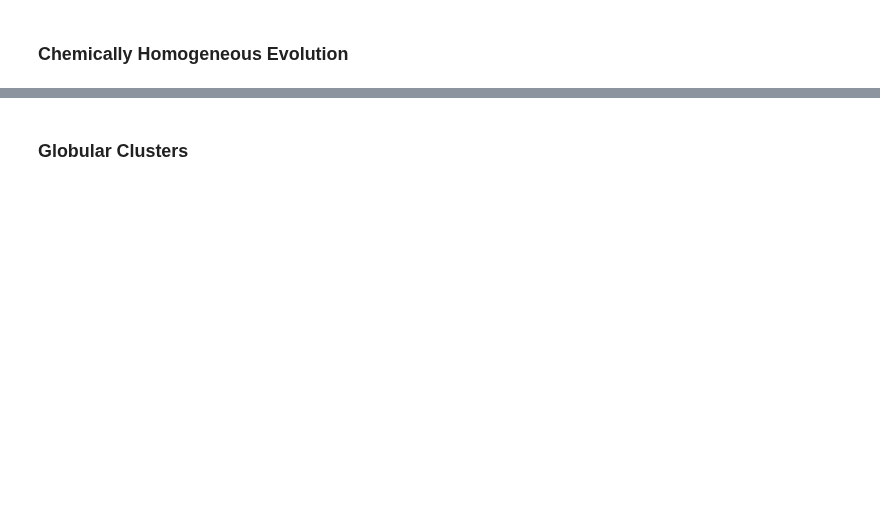
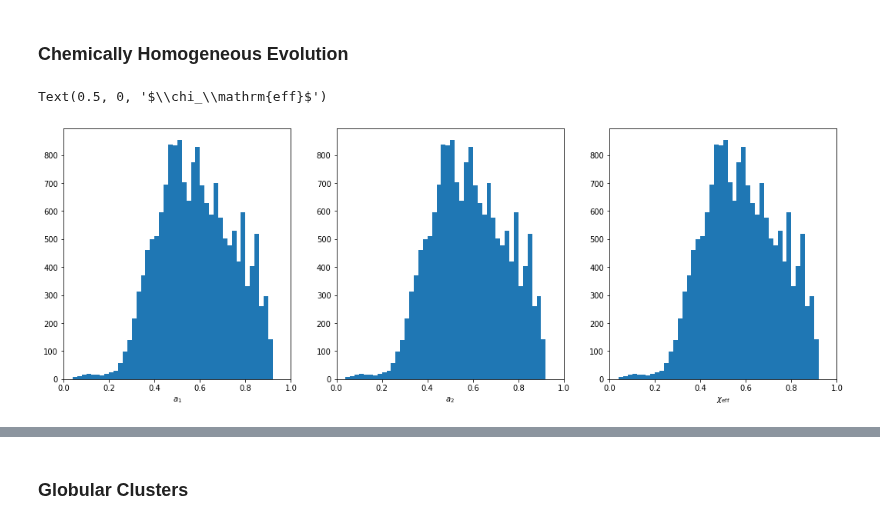
Before and after one commit to michaelzevin/model_selection, a Jupyter notebook: notebooks/process_unweighted_data.ipynb, the cells around one changed output, grey strips where cells are left out. Cells and saved outputs as stored; diff of their text form; code cells hidden in the pictures; blank space fills up the shorter version.

```diff
--- a/notebooks/process_unweighted_data.ipynb
+++ b/notebooks/process_unweighted_data.ipynb
@@ -288,6 +288,23 @@ data = pd.DataFrame(np.transpose([m_BH1,m_BH2,a_1,a_2,z_merger,weights]), column
 
 # use only merger redshifts less than z_max
 data = data.loc[data['z'] < z_max]
+# %%
+fig, axs = plt.subplots(1,3, figsize=(18,6))
+
+_ = axs[0].hist(data['a1'], bins=50, range=(0,1), weights=data['weight'])
+axs[0].set_xlim(0,1)
+axs[0].set_xlabel('$a_1$')
+
+_ = axs[1].hist(data['a2'], bins=50, range=(0,1), weights=data['weight'])
+axs[1].set_xlim(0,1)
+axs[1].set_xlabel('$a_2$')
+
+_ = axs[2].hist((data['m1']*data['a1'] + data['m2']*data['a2'])/(data['m1']+data['m2']), bins=50, range=(0,1), weights=data['weight'])
+axs[2].set_xlim(0,1)
+axs[2].set_xlabel('$\chi_\mathrm{eff}$')
+# %% [output]
+Text(0.5, 0, '$\\chi_\\mathrm{eff}$')
+[figure, added]
 # %%
 fig, axs = plt.subplots(1,4, figsize=(20,5))
 
```
Also changed, not shown: parts of 10 cells of this notebook.
